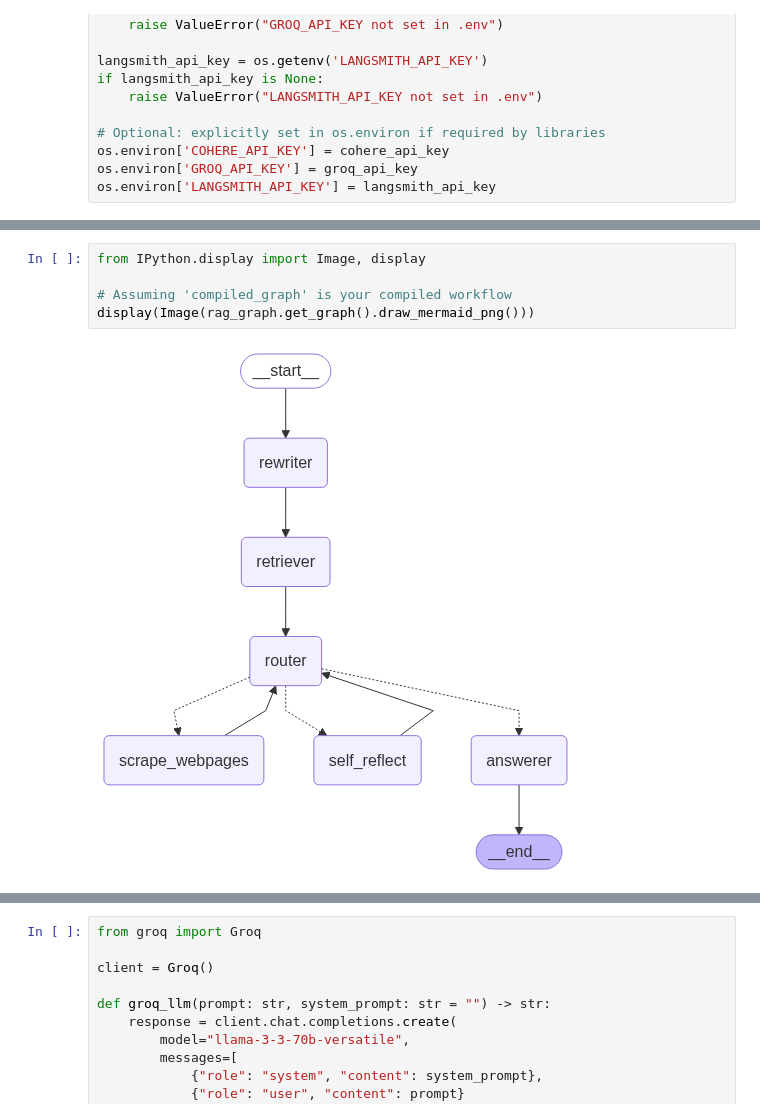
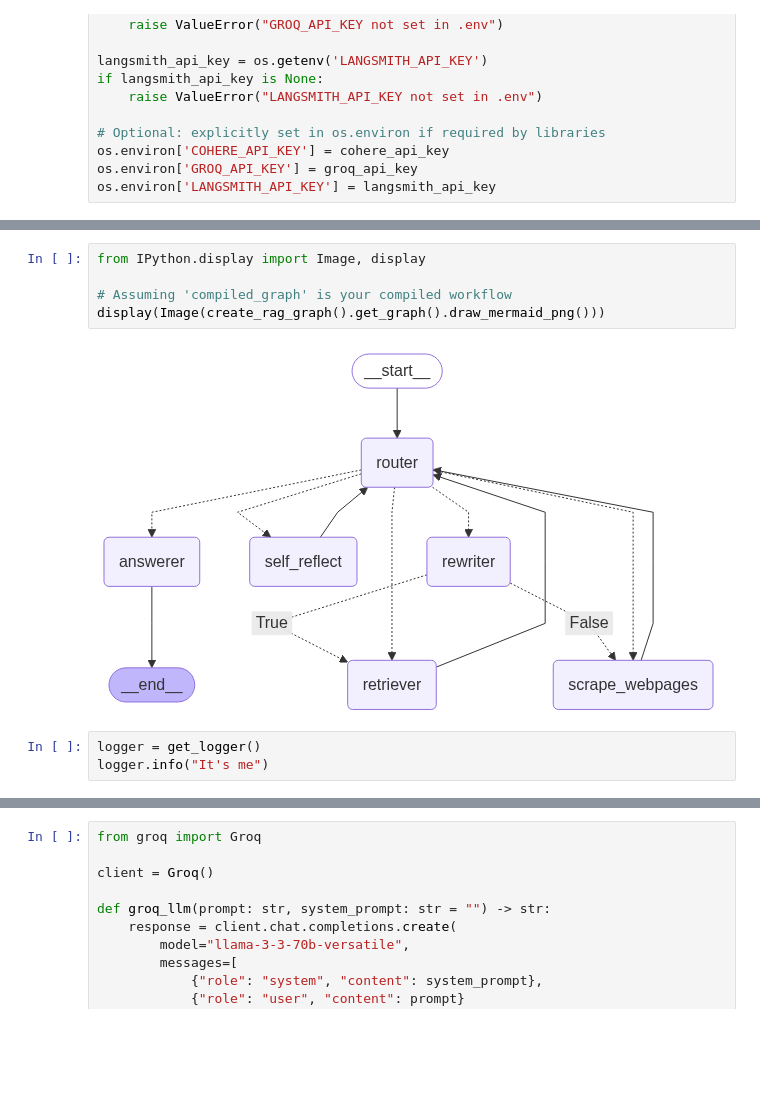
Before and after one commit to LozinskiMatthew/med-assistant-project, a Jupyter notebook: rag/notebooks/RAG_testing.ipynb, the cells around one changed output, grey strips where cells are left out. Saved outputs shown, nothing was run; the diff lists cells and outputs as text; blank space fills up the shorter version.

```diff
--- a/rag/notebooks/RAG_testing.ipynb
+++ b/rag/notebooks/RAG_testing.ipynb
@@ -716,10 +829,13 @@ print("Final messages:", final_state["messages"])
 # %%
 from IPython.display import Image, display
 
 # Assuming 'compiled_graph' is your compiled workflow
-display(Image(rag_graph.get_graph().draw_mermaid_png()))
+display(Image(create_rag_graph().get_graph().draw_mermaid_png()))
 # %% [output]
-[figure, old version]
+[figure, new version]
+# %%
+logger = get_logger()
+logger.info("It's me")
 # %%
 # Install the splitter module (if needed)
 # pip install -qU langchain-text-splitters
```
Also changed, not shown: parts of 10 cells of this notebook, 3 other files.
